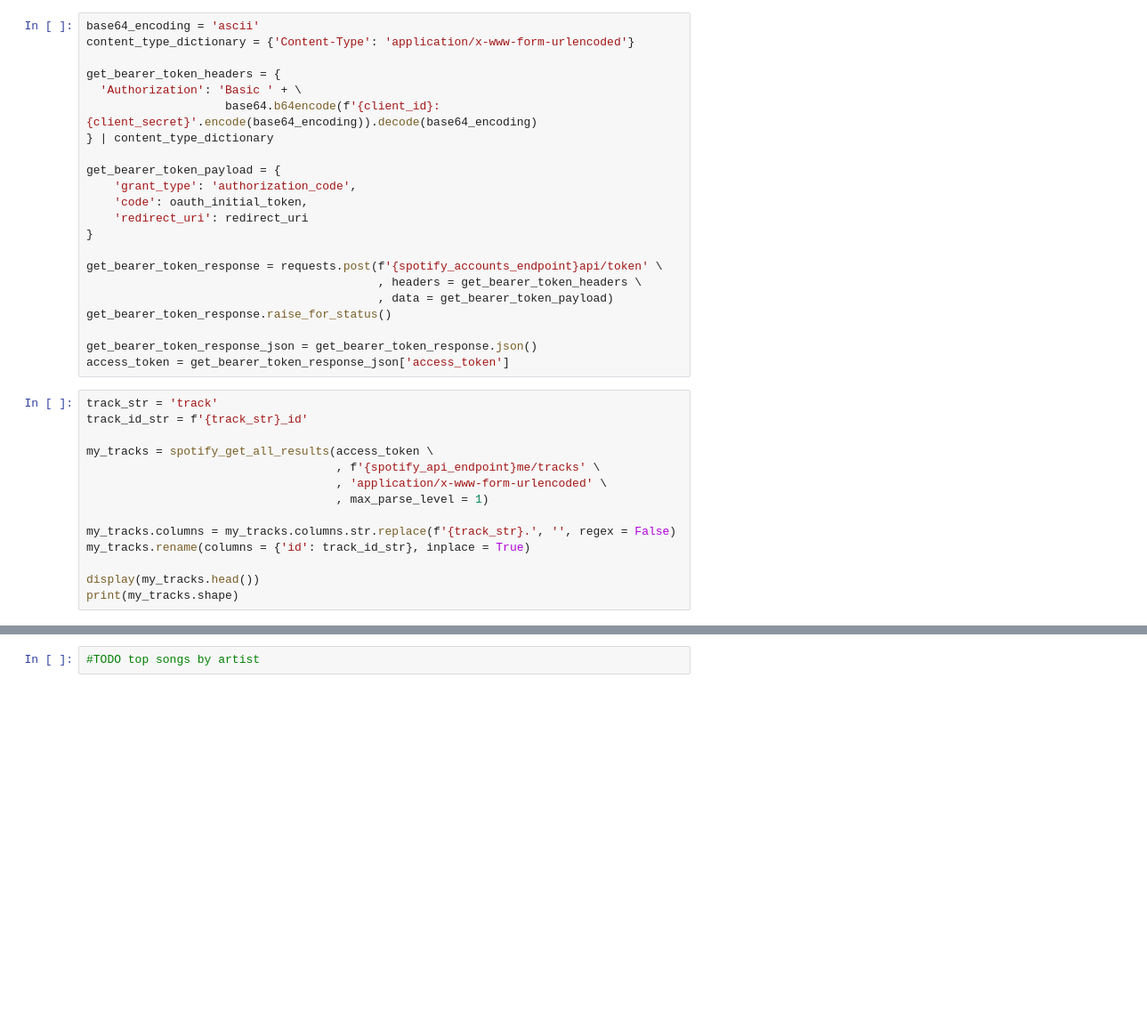
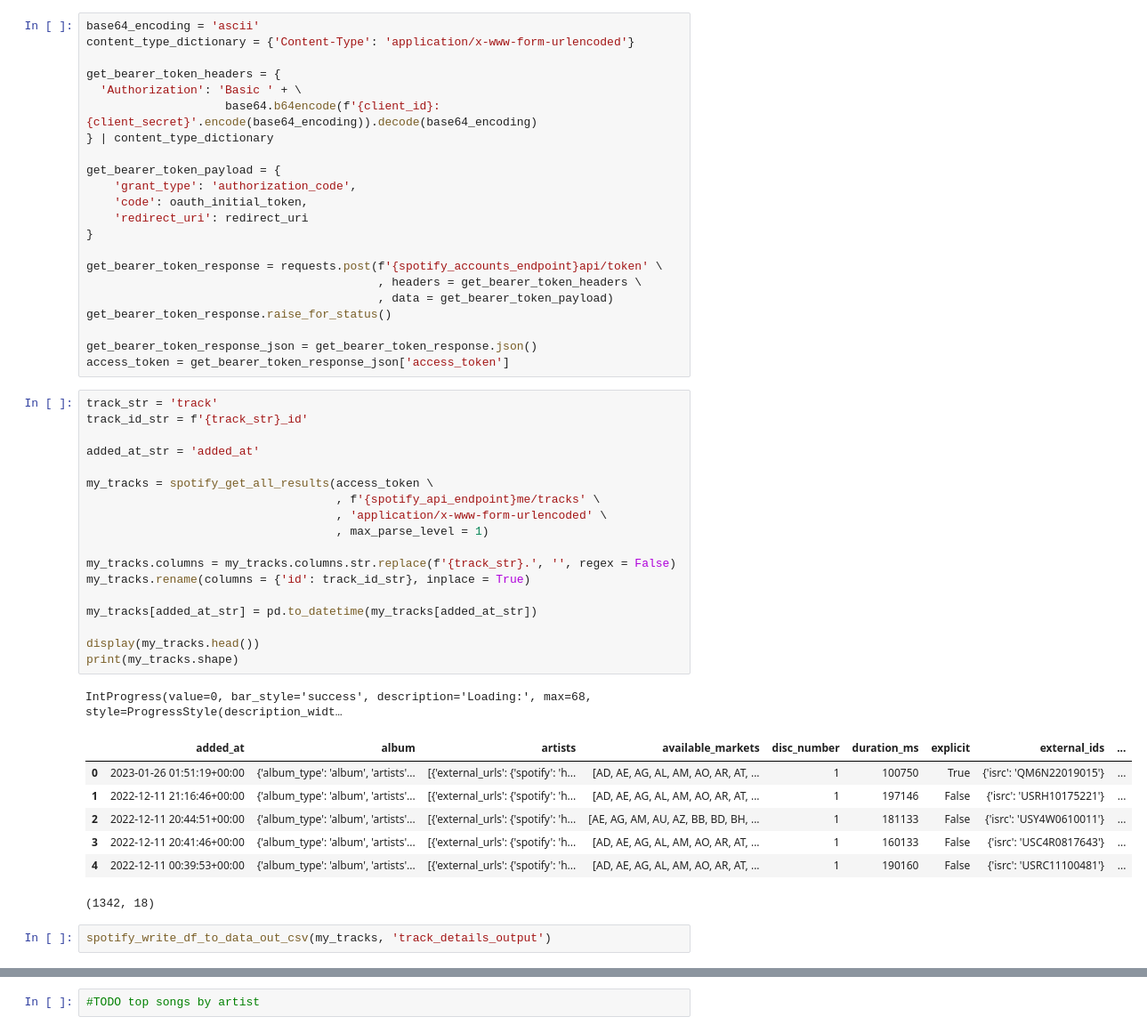
Before and after one commit to steven-rothstein/spotify-data-pull, a Jupyter notebook: spotify_data_pull.ipynb, the cells around one changed output, grey strips where cells are left out. Shown at 89% size. Cells and saved outputs as stored; diff of their text form; blank space fills up the shorter version.

```diff
--- a/spotify_data_pull.ipynb
+++ b/spotify_data_pull.ipynb
@@ -126,17 +129,32 @@ access_token = get_bearer_token_response_json['access_token']
 # %%
 track_str = 'track'
 track_id_str = f'{track_str}_id'
+
+added_at_str = 'added_at'
 
 my_tracks = spotify_get_all_results(access_token \
                                     , f'{spotify_api_endpoint}me/tracks' \
                                     , 'application/x-www-form-urlencoded' \
                                     , max_parse_level = 1)
 
 my_tracks.columns = my_tracks.columns.str.replace(f'{track_str}.', '', regex = False)
 my_tracks.rename(columns = {'id': track_id_str}, inplace = True)
 
+my_tracks[added_at_str] = pd.to_datetime(my_tracks[added_at_str])
+
 display(my_tracks.head())
 print(my_tracks.shape)
+# %% [output]
+IntProgress(value=0, bar_style='success', description='Loading:', max=68, style=ProgressStyle(description_widt…
+|  | added_at | album | artists | available_markets | disc_number | duration_ms | explicit | external_ids | ... |
+| 0 | 2023-01-26 01:51:19+00:00 | {'album_type': 'album', 'artists'... | [{'external_urls': {'spotify': 'h... | [AD, AE, AG, AL, AM, AO, AR, AT, ... | 1 | 100750 | True | {'isrc': 'QM6N22019015'} | ... |
+| 1 | 2022-12-11 21:16:46+00:00 | {'album_type': 'album', 'artists'... | [{'external_urls': {'spotify': 'h... | [AD, AE, AG, AL, AM, AO, AR, AT, ... | 1 | 197146 | False | {'isrc': 'USRH10175221'} | ... |
+| 2 | 2022-12-11 20:44:51+00:00 | {'album_type': 'album', 'artists'... | [{'external_urls': {'spotify': 'h... | [AE, AG, AM, AU, AZ, BB, BD, BH, ... | 1 | 181133 | False | {'isrc': 'USY4W0610011'} | ... |
+| 3 | 2022-12-11 20:41:46+00:00 | {'album_type': 'album', 'artists'... | [{'external_urls': {'spotify': 'h... | [AD, AE, AG, AL, AM, AO, AR, AT, ... | 1 | 160133 | False | {'isrc': 'USC4R0817643'} | ... |
+| 4 | 2022-12-11 00:39:53+00:00 | {'album_type': 'album', 'artists'... | [{'external_urls': {'spotify': 'h... | [AD, AE, AG, AL, AM, AO, AR, AT, ... | 1 | 190160 | False | {'isrc': 'USRC11100481'} | ... |
+(1342, 18)
+# %%
+spotify_write_df_to_data_out_csv(my_tracks, 'track_details_output')
 # %%
 artists_str = 'artists'
 
```
Also changed, not shown: parts of 16 cells of this notebook, 4 other files.
